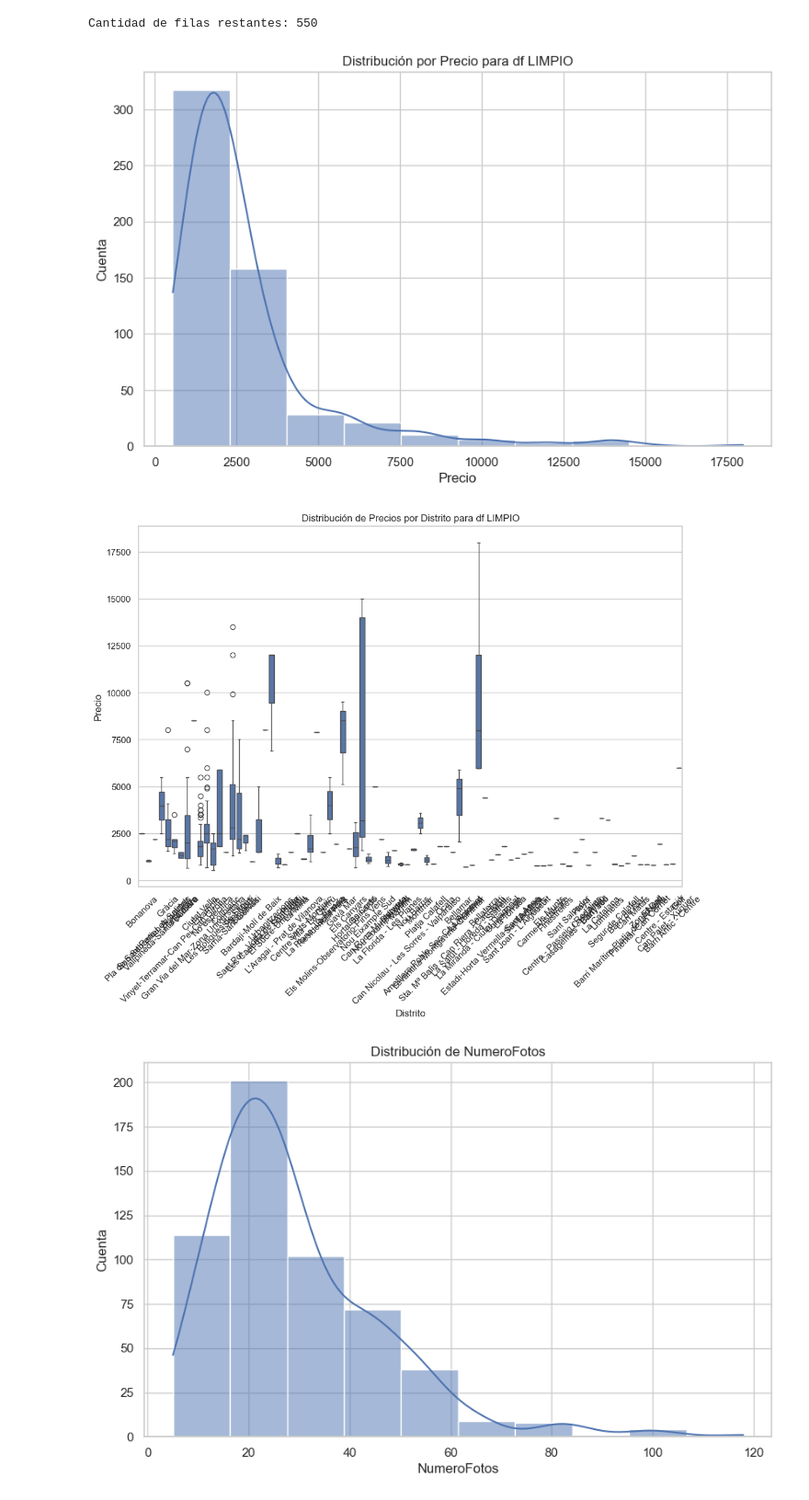
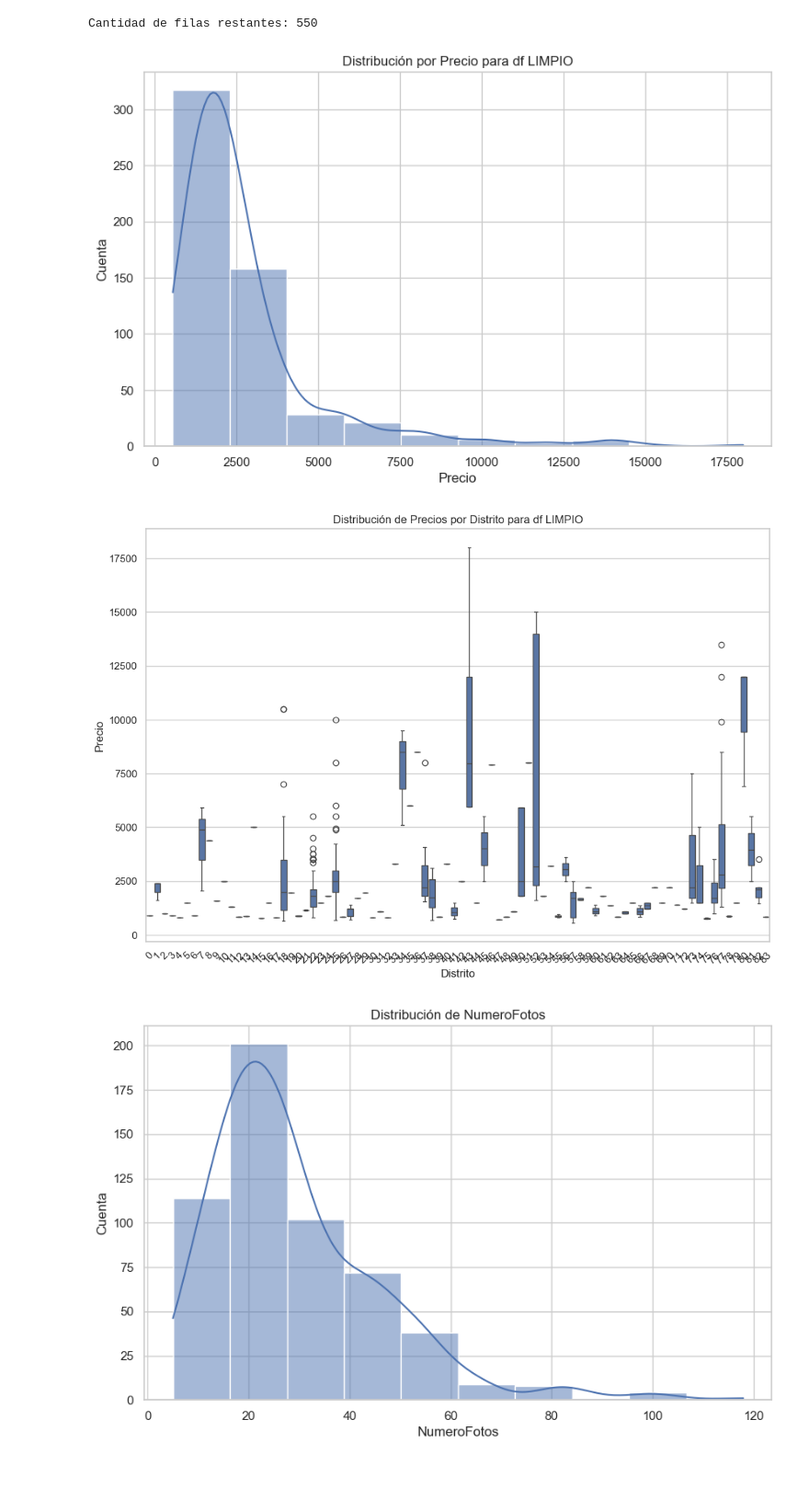
Before and after one commit to jkacosta91/Analisis-de-Alquileres, a Jupyter notebook: eda.ipynb, the cells around one changed output. Shown at 92% size. Drawn from its saved outputs; the diff is of its cells as text; code cells hidden in the pictures; blank space fills up the shorter version.

```diff
--- a/eda.ipynb
+++ b/eda.ipynb
@@ -216,7 +198,11 @@ df.drop(columns=[
     'Destacado',  # Destacado de la propiedad en la plataforma
     'Operacion',  # Tipo de operación
     'Pais',  # País
-    'DestacadoPremium'  # Destacado Premium
+    'NuevaConstruccion',
+    'TieneHomeStaging',
+    'DestacadoNuevoDesarrollo',
+    'DestacadoPremium',  # Destacado Premium
+    'EspacioEstacionamiento'
 ], inplace=True)
 # %%
 msno.matrix(df)
@@ -241,7 +227,6 @@ msno.matrix(df)
 df['Piso'].fillna(0, inplace=True)
 df['Exterior'].fillna(True, inplace=True)
 df['TieneAscensor'].fillna(False, inplace=True)
-df['EspacioEstacionamiento'].fillna('No especifica', inplace=True)
 df['Distrito'].fillna('No especifica', inplace=True)
 df['Barrio'].fillna('No especifica', inplace=True)
 
@@ -261,7 +246,6 @@ df['Piso'] = pd.to_numeric(df['Piso'], errors='coerce').fillna(0)
 df['Piso'].fillna(0, inplace=True)
 df['Exterior'].fillna(True, inplace=True)
 df['TieneAscensor'].fillna(False, inplace=True)
-df['EspacioEstacionamiento'].fillna('No especifica', inplace=True)
 df['Distrito'].fillna('No especifica', inplace=True)
 df['Barrio'].fillna('No especifica', inplace=True)
 # %%
@@ -591,7 +599,7 @@ Cantidad de valores atípicos: 55
 # quitando aquellas que lo superen. A continuación volveremos a ver cómo queda la distribución.
 
 # Filtra el DataFrame para eliminar las filas donde el precio es mayor a 1,500,000
-df = df[df['Precio'] >= 370]
+df_transformed = df_transformed[df_transformed['Precio'] >= 370]
 
 # Muestra la cantidad de filas restantes en el DataFrame
 cantidad_filas = len(df)
@@ -601,29 +609,29 @@ Cantidad de filas restantes: 550
 # %%
 import seaborn as sns
 import matplotlib.pyplot as plt
 
 # Configuración de estilo
 sns.set(style="whitegrid")
 
 # Visualizar la distribución general del precio en el DataFrame limpio
 plt.figure(figsize=(10, 6))
-sns.histplot(df['Precio'], bins=10, kde=True)
+sns.histplot(df_transformed['Precio'], bins=10, kde=True)
 plt.title('Distribución por Precio para df LIMPIO')
 plt.xlabel('Precio')
 plt.ylabel('Cuenta')
 plt.show()
 
 # Visualizar la distribución del precio por distrito en el DataFrame limpio
 plt.figure(figsize=(12, 8))
-sns.boxplot(x='Distrito', y='Precio', data=df)
+sns.boxplot(x='Distrito', y='Precio', data=df_transformed)
 plt.title('Distribución de Precios por Distrito para df LIMPIO')
 plt.xlabel('Distrito')
 plt.ylabel('Precio')
 plt.xticks(rotation=45)
 plt.show()
 # %% [output]
 [figure]
-[figure, old version]
+[figure, new version]
 # %%
 import seaborn as sns
 import matplotlib.pyplot as plt
```
Also changed, not shown: parts of 24 cells of this notebook.
